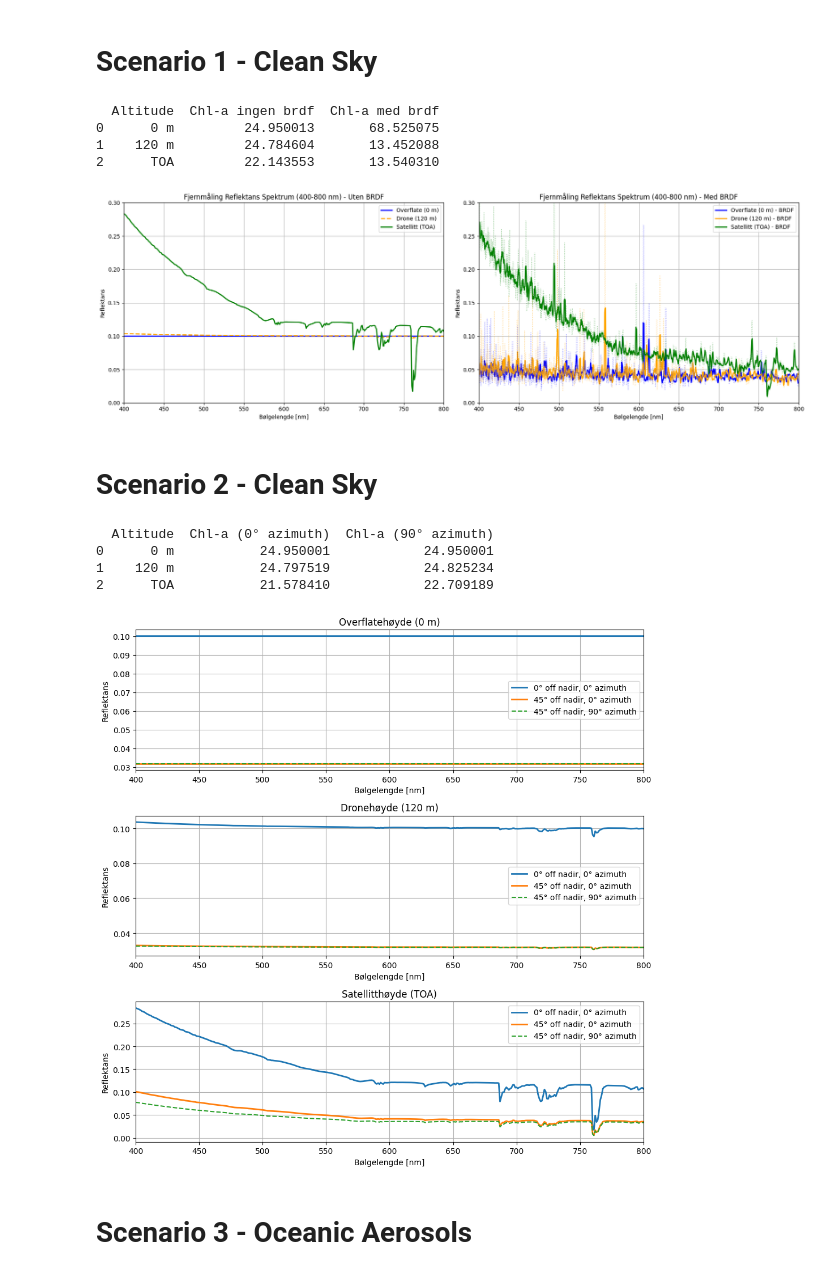
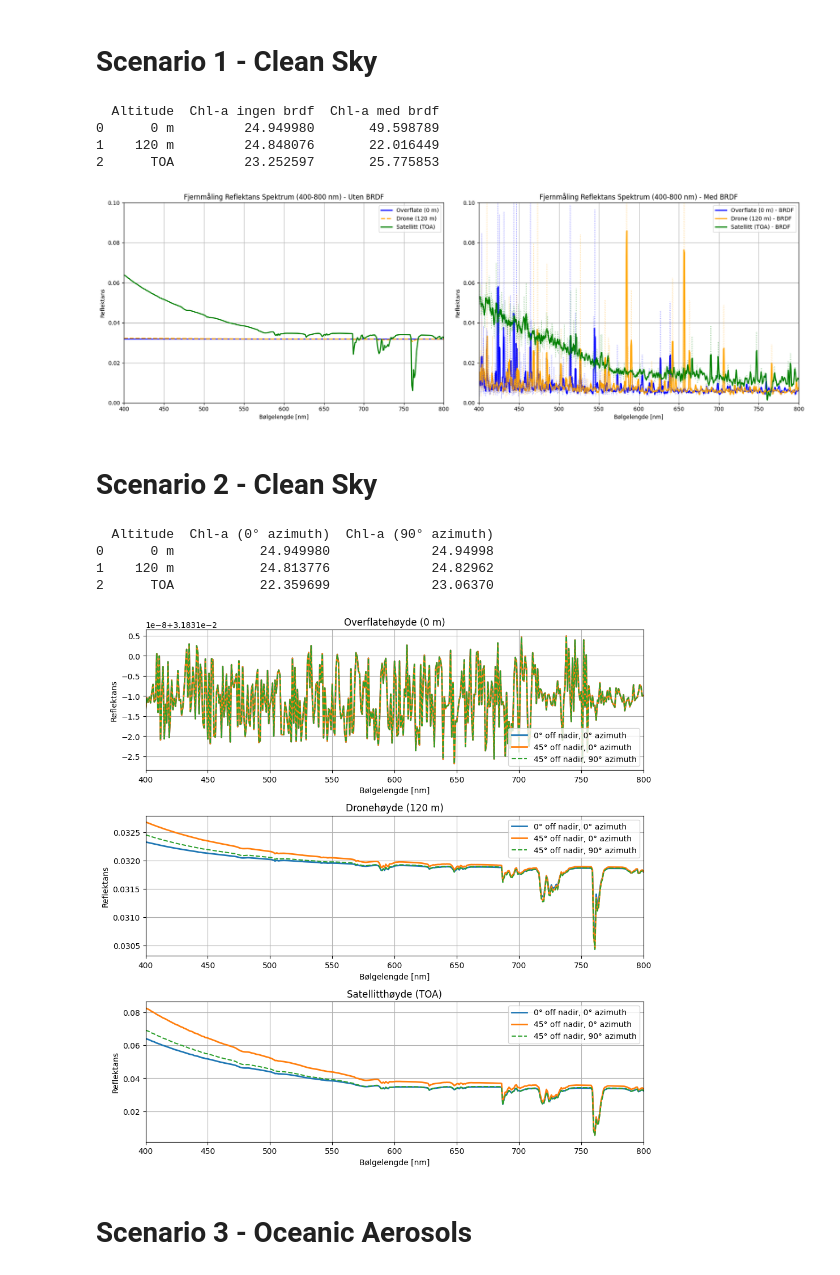
Before and after one commit to SkaugJr/TTK4265-OptiskFjernmaaling, a Jupyter notebook: Prosjekt2/RTM.ipynb, the cells around one changed output. Saved outputs shown, nothing was run; the diff lists cells and outputs as text; code cells hidden in the pictures.

```diff
--- a/Prosjekt2/RTM.ipynb
+++ b/Prosjekt2/RTM.ipynb
@@ -229,23 +122,21 @@ def BlackBodySun(w,T,R_sun_earth=149600000):
 # Scenario 1 - Clean Sky
 # %%
 # load data
-SC1_0m = parse_uvspec_output('Data/SC1_0m.OUT')
-SC1_120m = parse_uvspec_output('Data/SC1_120m.OUT')
-SC1_TOA = parse_uvspec_output('Data/SC1_TOA.OUT')
+SC1_0m, SC1_120m, SC1_TOA = parse_output('Data/SC1.OUT')
 
 brdf_cols = ['lambda', 'edir', 'edn', 'eup', 'gh', 'actinic', 'uu']
 
 SC1_0m_brdf = np.loadtxt('Data/SC1_0m_brdf.OUT')
 SC1_0m_brdf = pd.DataFrame(SC1_0m_brdf, columns=brdf_cols)
-SC1_0m_brdf['reflectance'] = SC1_0m_brdf['eup'] / (SC1_0m_brdf['edir']+SC1_0m_brdf['edn'])
+SC1_0m_brdf['reflectance'] = SC1_0m_brdf['uu'] / (SC1_0m_brdf['edir']+SC1_0m_brdf['edn'])
 
 SC1_120m_brdf = np.loadtxt('Data/SC1_120m_brdf.OUT')
 SC1_120m_brdf = pd.DataFrame(SC1_120m_brdf, columns=brdf_cols)
-SC1_120m_brdf['reflectance'] = SC1_120m_brdf['eup'] / (SC1_120m_brdf['edir']+SC1_120m_brdf['edn'])
+SC1_120m_brdf['reflectance'] = SC1_120m_brdf['uu'] / (SC1_120m_brdf['edir']+SC1_120m_brdf['edn'])
 
 SC1_TOA_brdf = np.loadtxt('Data/SC1_TOA_brdf.OUT')
 SC1_TOA_brdf = pd.DataFrame(SC1_TOA_brdf, columns=brdf_cols)
-SC1_TOA_brdf['reflectance'] = SC1_TOA_brdf['eup'] / (SC1_TOA_brdf['edir']+SC1_TOA_brdf['edn'])
+SC1_TOA_brdf['reflectance'] = SC1_TOA_brdf['uu'] / (SC1_TOA_brdf['edir']+SC1_TOA_brdf['edn'])
 
 SC1_0m_brdf['reflectance_smooth'] = moving_average(SC1_0m_brdf['reflectance'])
 SC1_120m_brdf['reflectance_smooth'] = moving_average(SC1_120m_brdf['reflectance'])
@@ -279,7 +170,7 @@ ax[0].set_ylabel('Reflektans')
 ax[0].set_title('Fjernmåling Reflektans Spektrum (400-800 nm) - Uten BRDF')
 ax[0].legend()
 ax[0].set_xlim(400, 800)
-ax[0].set_ylim(0, 0.3)
+ax[0].set_ylim(0, 0.1)
 ax[0].grid(True)
 
 # Plot reflectance spectra with Ocean BRDF in the second subplot
@@ -296,7 +187,7 @@ ax[1].set_ylabel('Reflektans')
 ax[1].set_title('Fjernmåling Reflektans Spektrum (400-800 nm) - Med BRDF')
 ax[1].legend()
 ax[1].set_xlim(400, 800)
-ax[1].set_ylim(0, 0.3)
+ax[1].set_ylim(0, 0.1)
 ax[1].grid(True)
 
 # Adjust layout
@@ -304,25 +195,14 @@ plt.tight_layout()
 plt.show()
 # %% [output]
   Altitude  Chl-a ingen brdf  Chl-a med brdf
-0      0 m         24.950013       68.525075
-1    120 m         24.784604       13.452088
-2      TOA         22.143553       13.540310
+0      0 m         24.949980       49.598789
+1    120 m         24.848076       22.016449
+2      TOA         23.252597       25.775853
-[figure, old version]
+[figure, new version]
 # %% [markdown]
 # Scenario 2 - Clean Sky
 # %%
-SC2_0m = parse_uvspec_output_umu_phi('Data/SC2_0m.OUT')
-SC2_0m['reflectance0'] = SC2_0m['uu(0.7071,0.0)'] / (SC2_0m['edir'] + SC2_0m['edn'])
-SC2_0m['reflectance90'] = SC2_0m['uu(0.7071,90.0)'] / (SC2_0m['edir'] + SC2_0m['edn'])
-
-SC2_120m = parse_uvspec_output_umu_phi('Data/SC2_120m.OUT')
-SC2_120m['reflectance0'] = SC2_120m['uu(0.7071,0.0)'] / (SC2_120m['edir'] + SC2_120m['edn'])
-SC2_120m['reflectance90'] = SC2_120m['uu(0.7071,90.0)'] / (SC2_120m['edir'] + SC2_120m['edn'])
-
-SC2_TOA = parse_uvspec_output_umu_phi('Data/SC2_TOA.OUT')
-SC2_TOA['reflectance0'] = SC2_TOA['uu(0.7071,0.0)'] / (SC2_TOA['edir'] + SC2_TOA['edn'])
-SC2_TOA['reflectance90'] = SC2_TOA['uu(0.7071,90.0)'] / (SC2_TOA['edir'] + SC2_TOA['edn'])
-
+SC2_0m, SC2_120m, SC2_TOA = parse_output_multiple_uu('Data/SC2.OUT')
 
 # calculate Chl-a for each dataset
 chl_a_0m = calculate_chlorophyll_a(SC2_0m)
@@ -331,8 +211,8 @@ chl_a_TOA = calculate_chlorophyll_a(SC2_TOA)
 
 chl_a_df = pd.DataFrame({
     'Altitude': ['0 m', '120 m', 'TOA'],
-    'Chl-a (0° azimuth)': [chl_a_0m.get('reflectance0'), chl_a_120m.get('reflectance0'), chl_a_TOA.get('reflectance0')],
-    'Chl-a (90° azimuth)': [chl_a_0m.get('reflectance90'), chl_a_120m.get('reflectance90'), chl_a_TOA.get('reflectance90')]
+    'Chl-a (0° azimuth)': [chl_a_0m.get('reflectance_uu1'), chl_a_120m.get('reflectance_uu1'), chl_a_TOA.get('reflectance_uu1')],
+    'Chl-a (90° azimuth)': [chl_a_0m.get('reflectance_uu2'), chl_a_120m.get('reflectance_uu2'), chl_a_TOA.get('reflectance_uu2')]
 })
 
 print(chl_a_df)
@@ -341,44 +221,44 @@ print(chl_a_df)
 fig, ax = plt.subplots(3, 1, figsize=(10, 10))
 
 ax[0].plot(SC1_0m['lambda'], SC1_0m['reflectance'], label='0° off nadir, 0° azimuth', linewidth=2)
-ax[0].plot(SC2_0m['lambda'], SC2_0m['reflectance0'], label='45° off nadir, 0° azimuth', linewidth=2)
-ax[0].plot(SC2_0m['lambda'], SC2_0m['reflectance90'], label='45° off nadir, 90° azimuth', linewidth=1.5, linestyle='--')
+ax[0].plot(SC2_0m['lambda'], SC2_0m['reflectance_uu1'], label='45° off nadir, 0° azimuth', linewidth=2)
+ax[0].plot(SC2_0m['lambda'], SC2_0m['reflectance_uu2'], label='45° off nadir, 90° azimuth', linewidth=1.5, linestyle='--')
 ax[0].set_title('Overflatehøyde (0 m)')
 ax[0].set_xlabel('Bølgelengde [nm]')
 ax[0].set_ylabel('Reflektans')
 ax[0].legend()
 ax[0].set_xlim(400, 800)
 ax[0].grid(True)
 
 ax[1].plot(SC1_120m['lambda'], SC1_120m['reflectance'], label='0° off nadir, 0° azimuth', linewidth=2)
-ax[1].plot(SC2_120m['lambda'], SC2_120m['reflectance0'], label='45° off nadir, 0° azimuth', linewidth=2)
-ax[1].plot(SC2_120m['lambda'], SC2_120m['reflectance90'], label='45° off nadir, 90° azimuth', linewidth=1.5, linestyle='--')
+ax[1].plot(SC2_120m['lambda'], SC2_120m['reflectance_uu1'], label='45° off nadir, 0° azimuth', linewidth=2)
+ax[1].plot(SC2_120m['lambda'], SC2_120m['reflectance_uu2'], label='45° off nadir, 90° azimuth', linewidth=1.5, linestyle='--')
 ax[1].set_title('Dronehøyde (120 m)')
 ax[1].set_xlabel('Bølgelengde [nm]')
 ax[1].set_ylabel('Reflektans')
 ax[1].legend()
 ax[1].set_xlim(400, 800)
 ax[1].grid(True)
 
 ax[2].plot(SC1_TOA['lambda'], SC1_TOA['reflectance'], label='0° off nadir, 0° azimuth', linewidth=2)
-ax[2].plot(SC2_TOA['lambda'], SC2_TOA['reflectance0'], label='45° off nadir, 0° azimuth', linewidth=2)
-ax[2].plot(SC2_TOA['lambda'], SC2_TOA['reflectance90'], label='45° off nadir, 90° azimuth', linewidth=1.5, linestyle='--')
+ax[2].plot(SC2_TOA['lambda'], SC2_TOA['reflectance_uu1'], label='45° off nadir, 0° azimuth', linewidth=2)
+ax[2].plot(SC2_TOA['lambda'], SC2_TOA['reflectance_uu2'], label='45° off nadir, 90° azimuth', linewidth=1.5, linestyle='--')
 ax[2].set_title('Satellitthøyde (TOA)')
 ax[2].set_xlabel('Bølgelengde [nm]')
 ax[2].set_ylabel('Reflektans')
 ax[2].legend()
 ax[2].set_xlim(400, 800)
 ax[2].grid(True)
 
 plt.tight_layout()
 
 plt.show()
 # %% [output]
   Altitude  Chl-a (0° azimuth)  Chl-a (90° azimuth)
-0      0 m           24.950001            24.950001
-1    120 m           24.797519            24.825234
-2      TOA           21.578410            22.709189
+0      0 m           24.949980             24.94998
+1    120 m           24.813776             24.82962
+2      TOA           22.359699             23.06370
-[figure, old version]
+[figure, new version]
 # %% [markdown]
 # Scenario 3 - Oceanic Aerosols
 # %%
```
Also changed, not shown: parts of 7 cells of this notebook, 50 other files.
